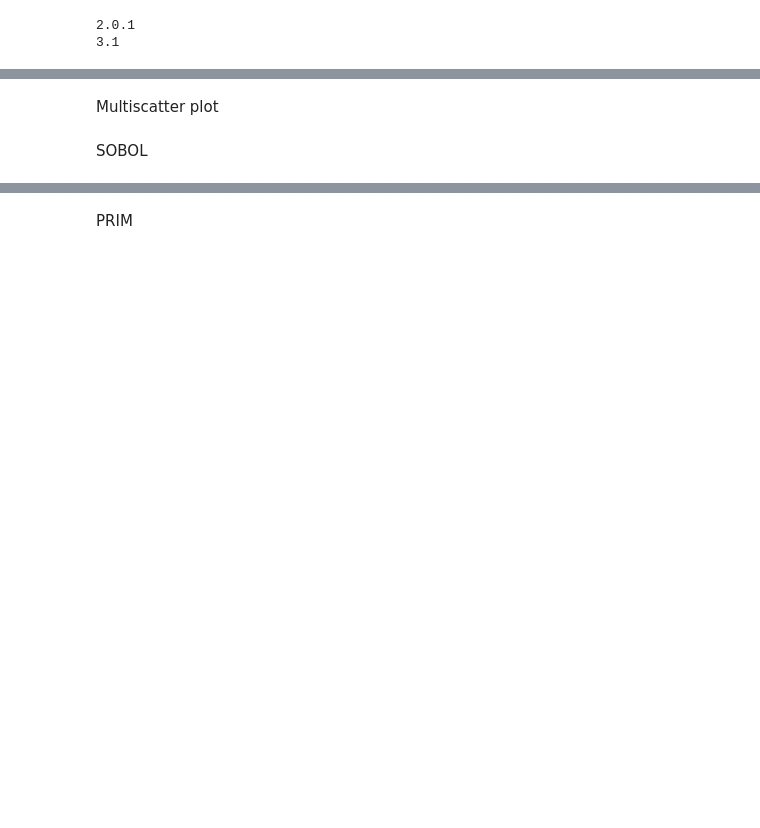
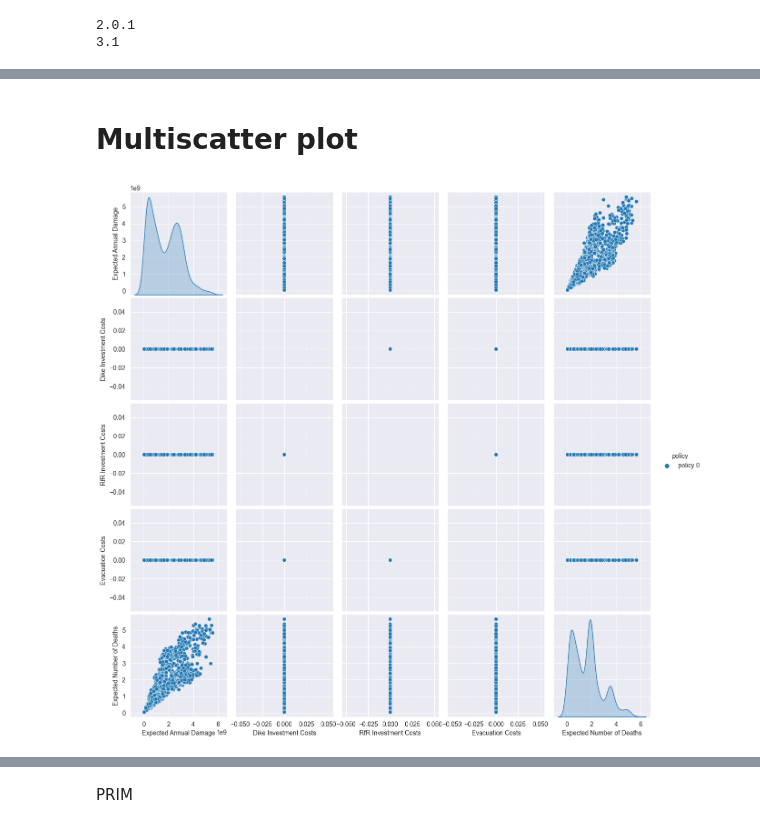
Before and after one commit to BRtudelft/Group1_EPA1361_Model-based_Decision-making, a Jupyter notebook: MORDM_1_problem_formulation.ipynb, the cells around one changed output, grey strips where cells are left out. Saved outputs shown, nothing was run; the diff lists cells and outputs as text; code cells hidden in the pictures; blank space fills up the shorter version.

Commit message:
update met policy & nieuwe start 1

```diff
--- a/MORDM_1_problem_formulation.ipynb
+++ b/MORDM_1_problem_formulation.ipynb
@@ -61,0 +16,7 @@ data
+# %%
+experiments = pd.read_csv('data/output_data/experiments_2000s_0p.csv')
+outcomes = pd.read_csv('data/output_data/outcomes_2000s_0p.csv')
+
+experiments = experiments.drop(columns='Unnamed: 0')
+outcomes = outcomes.drop(columns='Unnamed: 0')
+experiments
@@ -62,7 +53,7 @@ data
+# %% [markdown]
+# Multiscatter plot
 # %%
-sns.pairplot(data, hue='policy', )
+sns.pairplot(outcomes, hue='policy')
 plt.show()
+# %% [output]
+[figure, added]
-# %% [markdown]
-Multiscatter plot
-# %% [markdown]
-SOBOL
```
Also changed, not shown: parts of 14 cells of this notebook, 1 other file.
